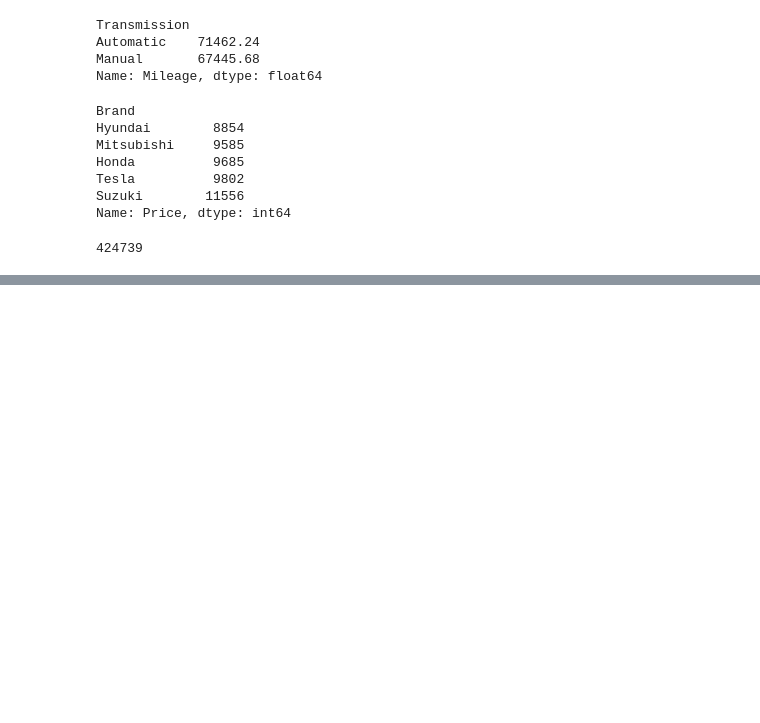
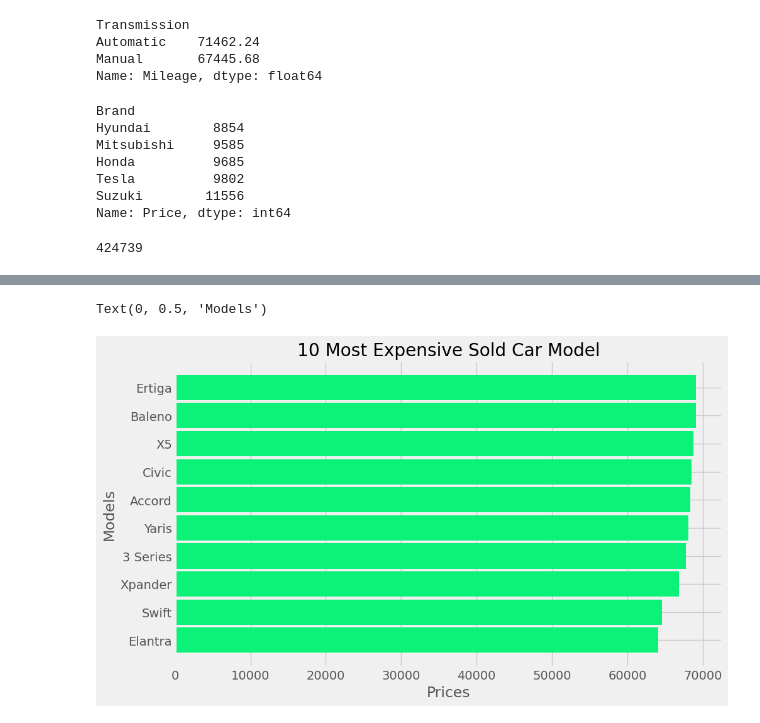
Before and after one commit to DiandraRifqiM/Exercise-Pt3, a Jupyter notebook: exc.ipynb, the cells around one changed output, grey strips where cells are left out. Drawn from its saved outputs; the diff is of its cells as text; code cells hidden in the pictures; blank space fills up the shorter version.

```diff
--- a/exc.ipynb
+++ b/exc.ipynb
@@ -148,0 +191,12 @@ df.to_csv(r"D:\Python Course\Exercise Pt3\csv\newCarData.csv", index=False)
+# %%
+# 10 Most Expensive Car Model
+expModel = df.groupby("Model")["Price"].max().sort_values(ascending=True).tail(10)
+
+plt.figure(figsize=(10, 6))
+plt.barh(expModel.index, expModel.values, color="#0cf278", height=0.9)
+plt.title("10 Most Expensive Sold Car Model")
+plt.xlabel("Prices")
+plt.ylabel("Models")
+# %% [output]
+Text(0, 0.5, 'Models')
+[figure, added]
```
Also changed, not shown: parts of 7 cells of this notebook.
